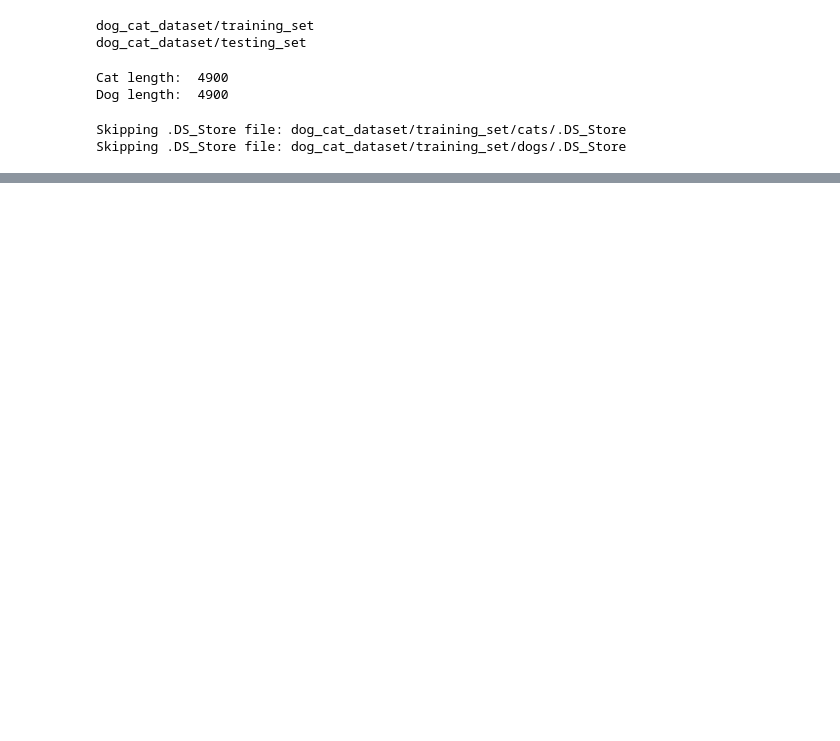
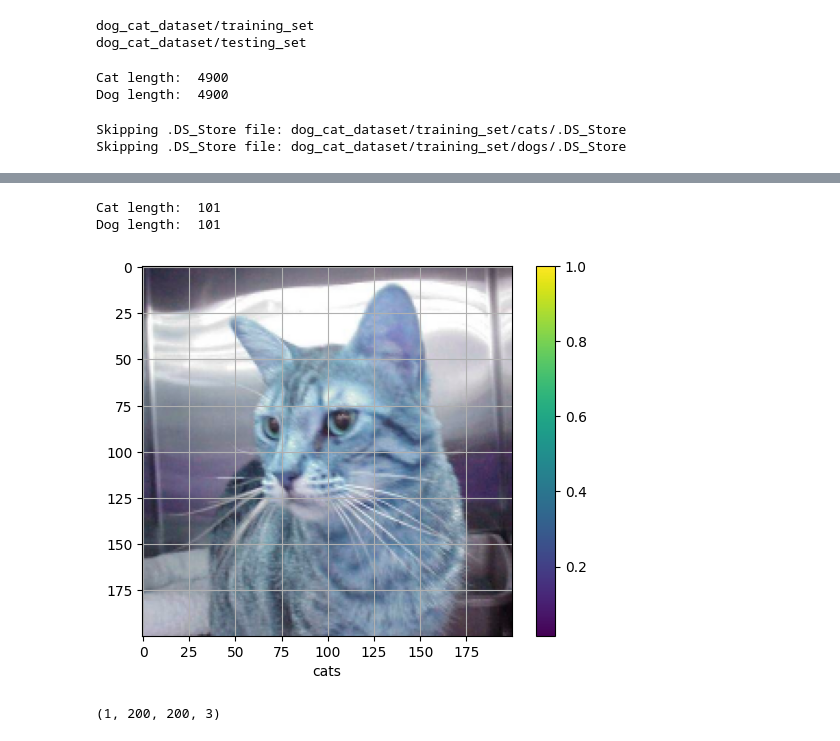
Before and after one commit to jamesteckyio/ai, a Jupyter notebook: transformer.ipynb, the cells around one changed output, grey strips where cells are left out. Saved outputs shown, nothing was run; the diff lists cells and outputs as text; code cells hidden in the pictures; blank space fills up the shorter version.

```diff
--- a/transformer.ipynb
+++ b/transformer.ipynb
@@ -285,0 +289,33 @@ Epoch 1/10
+# %%
+cat_test= list(test_dir.glob('cats/*'))
+dog_test= list(test_dir.glob('dogs/*'))
+class_names = ['cats', 'dogs']
+print("Cat length: ", len(cat_test))
+print("Dog length: ", len(dog_test))
+# %% [output]
+Cat length:  101
+Dog length:  101
+# %%
+predict_index = 45
+# Grab an image from the test dataset.
+image = cat_test[predict_index]
+img = cv2.imread(str(image))
+
+resize_img = cv2.resize(img, (image_size, image_size))
+resize_img = resize_img / 255.0
+
+plt.figure()
+plt.imshow(resize_img)
+plt.colorbar()
+plt.grid(True)
+plt.xlabel(class_names[0])
+plt.show()
+# %% [output]
+[figure, added]
+# %%
+# Add the image to a batch where it's the only member.
+resize_img = (np.expand_dims(resize_img,0))
+
+print(resize_img.shape)
+# %% [output]
+(1, 200, 200, 3)
```
Also changed, not shown: parts of 8 cells of this notebook, 6 other files.
